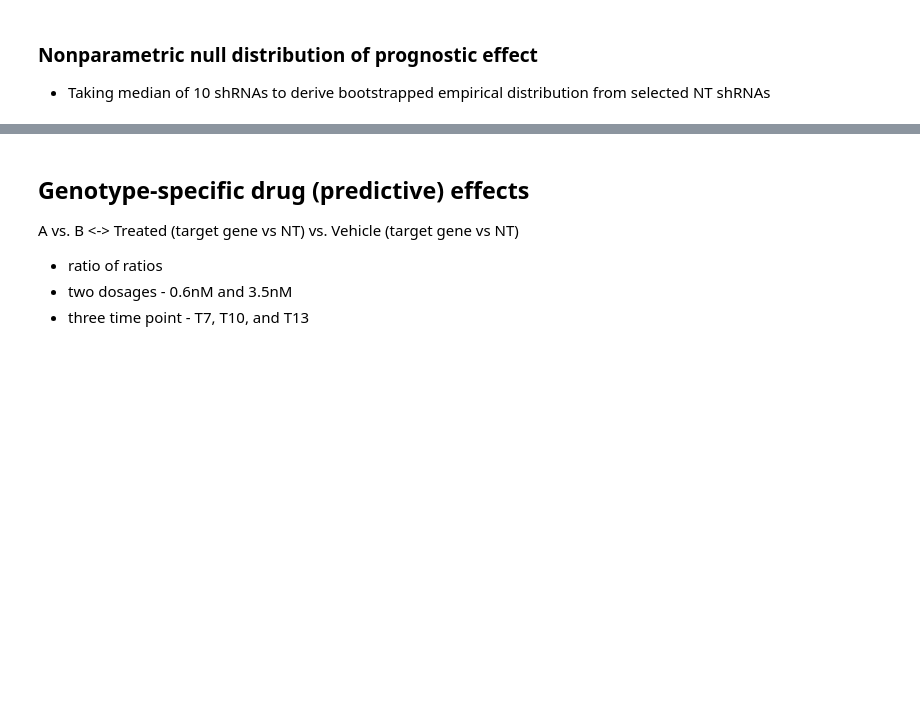
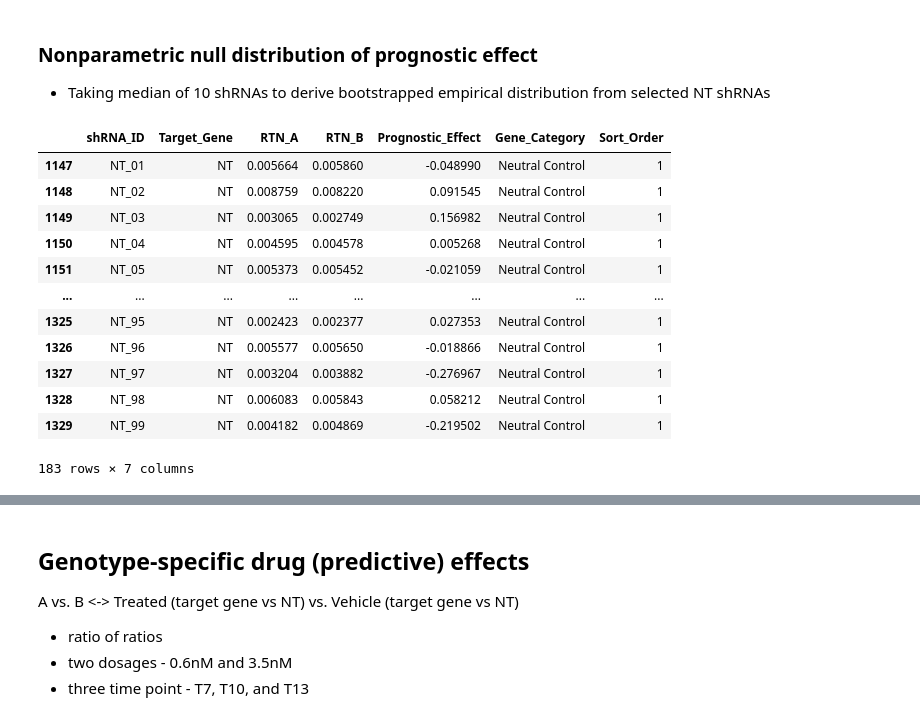
Before and after one commit to bli-rvmd/multi_shrna_barcoding, a Jupyter notebook: code/multi_shrna_screening_ap009.ipynb, the cells around one changed output, grey strips where cells are left out. Saved outputs shown, nothing was run; the diff lists cells and outputs as text; code cells hidden in the pictures; blank space fills up the shorter version.

```diff
--- a/code/multi_shrna_screening_ap009.ipynb
+++ b/code/multi_shrna_screening_ap009.ipynb
@@ -859,3 +876,20 @@ plt.show()
 # %% [markdown]
 ### Nonparametric null distribution of prognostic effect
 * Taking median of 10 shRNAs to derive bootstrapped empirical distribution from selected NT shRNAs
+# %%
+df_nt_prognostic = df_prognostic[df_prognostic["Target_Gene"] == "NT"]
+display(df_nt_prognostic)
+# %% [output]
+|  | shRNA_ID | Target_Gene | RTN_A | RTN_B | Prognostic_Effect | Gene_Category | Sort_Order |
+| 1147 | NT_01 | NT | 0.005664 | 0.005860 | -0.048990 | Neutral Control | 1 |
+| 1148 | NT_02 | NT | 0.008759 | 0.008220 | 0.091545 | Neutral Control | 1 |
+| 1149 | NT_03 | NT | 0.003065 | 0.002749 | 0.156982 | Neutral Control | 1 |
+| 1150 | NT_04 | NT | 0.004595 | 0.004578 | 0.005268 | Neutral Control | 1 |
+| 1151 | NT_05 | NT | 0.005373 | 0.005452 | -0.021059 | Neutral Control | 1 |
+| ... | ... | ... | ... | ... | ... | ... | ... |
+| 1325 | NT_95 | NT | 0.002423 | 0.002377 | 0.027353 | Neutral Control | 1 |
+| 1326 | NT_96 | NT | 0.005577 | 0.005650 | -0.018866 | Neutral Control | 1 |
+| 1327 | NT_97 | NT | 0.003204 | 0.003882 | -0.276967 | Neutral Control | 1 |
+| 1328 | NT_98 | NT | 0.006083 | 0.005843 | 0.058212 | Neutral Control | 1 |
+| 1329 | NT_99 | NT | 0.004182 | 0.004869 | -0.219502 | Neutral Control | 1 |
+183 rows × 7 columns
```
Also changed, not shown: parts of 4 cells of this notebook, 2 other files.
